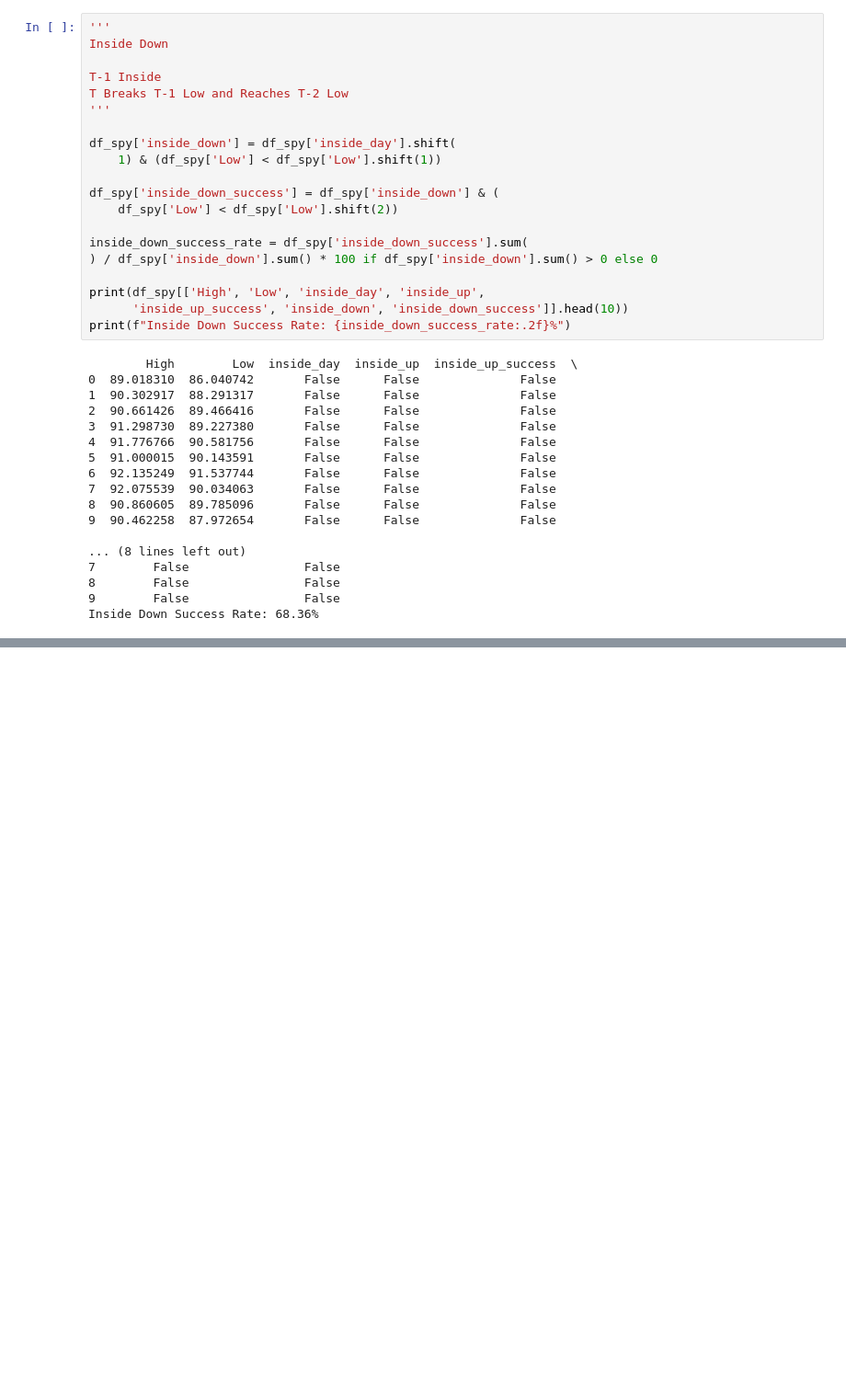
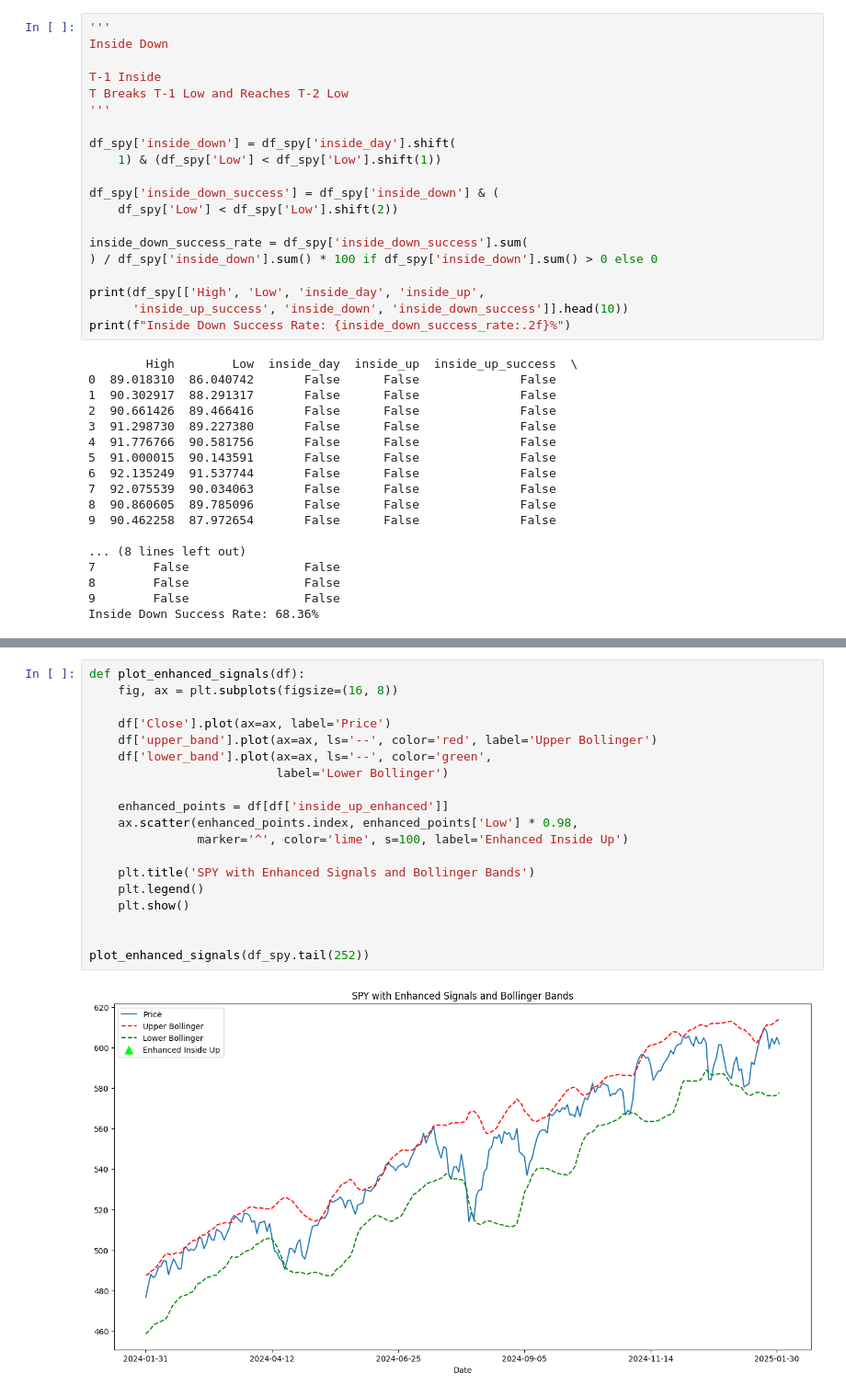
Before and after one commit to andykr1k/MarketPredictor, a Jupyter notebook: Analysis/Spy.ipynb, the cells around one changed output, grey strips where cells are left out. Shown at 92% size. Cells and saved outputs as stored; diff of their text form; blank space fills up the shorter version.

```diff
--- a/Analysis/Spy.ipynb
+++ b/Analysis/Spy.ipynb
@@ -121,0 +333,21 @@ plt.show()
+# %%
+def plot_enhanced_signals(df):
+    fig, ax = plt.subplots(figsize=(16, 8))
+
+    df['Close'].plot(ax=ax, label='Price')
+    df['upper_band'].plot(ax=ax, ls='--', color='red', label='Upper Bollinger')
+    df['lower_band'].plot(ax=ax, ls='--', color='green',
+                          label='Lower Bollinger')
+
+    enhanced_points = df[df['inside_up_enhanced']]
+    ax.scatter(enhanced_points.index, enhanced_points['Low'] * 0.98,
+               marker='^', color='lime', s=100, label='Enhanced Inside Up')
+
+    plt.title('SPY with Enhanced Signals and Bollinger Bands')
+    plt.legend()
+    plt.show()
+
+
+plot_enhanced_signals(df_spy.tail(252))
+# %% [output]
+[figure, added]
```
Also changed, not shown: parts of 14 cells of this notebook.
